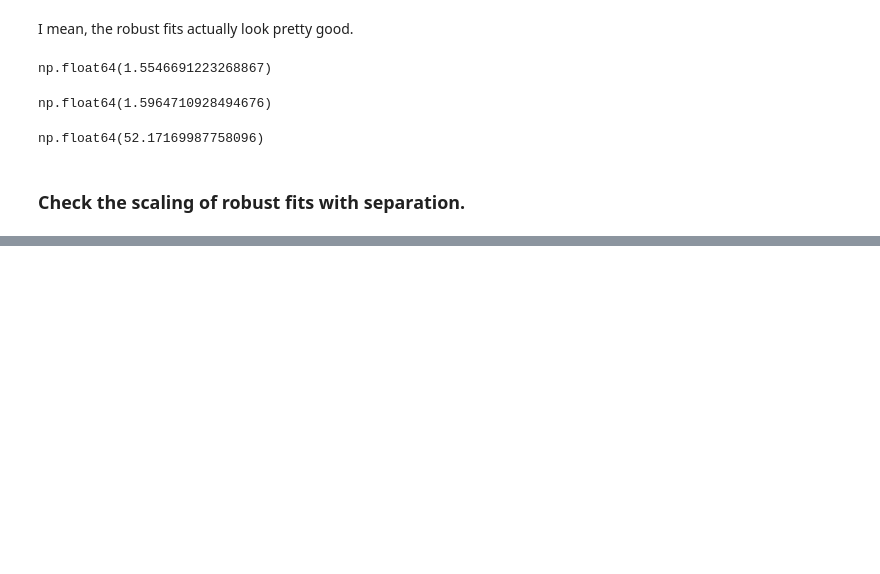
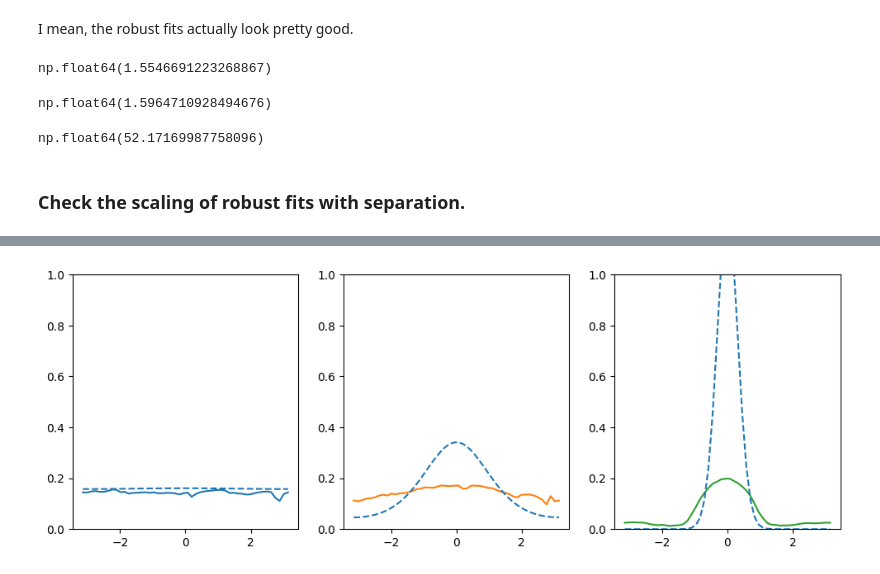
Before and after one commit to lrast/angleFinetuning, a Jupyter notebook: notebooks/0.0-NotesFromInitial.ipynb, the cells around one changed output, grey strips where cells are left out. Saved outputs shown, nothing was run; the diff lists cells and outputs as text; code cells hidden in the pictures; blank space fills up the shorter version.

```diff
--- a/notebooks/0.0-NotesFromInitial.ipynb
+++ b/notebooks/0.0-NotesFromInitial.ipynb
@@ -690,0 +797,16 @@ plt.plot(deltas, np.array(FIs)*deltas)
+# %%
+from scipy.stats import vonmises
+figsize(12,4)
+plt.subplots(1,3)
+
+plt.ylim([0, 100])
+for i, row in enumerate(FIs[FIs.loss == 'angle_diff' ].sort_values('kappa').iterrows()):
+    row = row[1]
+    plt.subplot(1,3,i+1)
+    plt.plot(angles, row['fisher_info']/500 , color=color_dict[str(row['kappa'])], label=row['kappa'])
+
+    dist = vonmises(loc=0, kappa=row['kappa'])
+    plt.plot(angles, dist.pdf(angles), '--')
+    plt.ylim([0,1])
+# %% [output]
+[figure, added]
```
Also changed, not shown: parts of 15 cells of this notebook, 3 other files.
